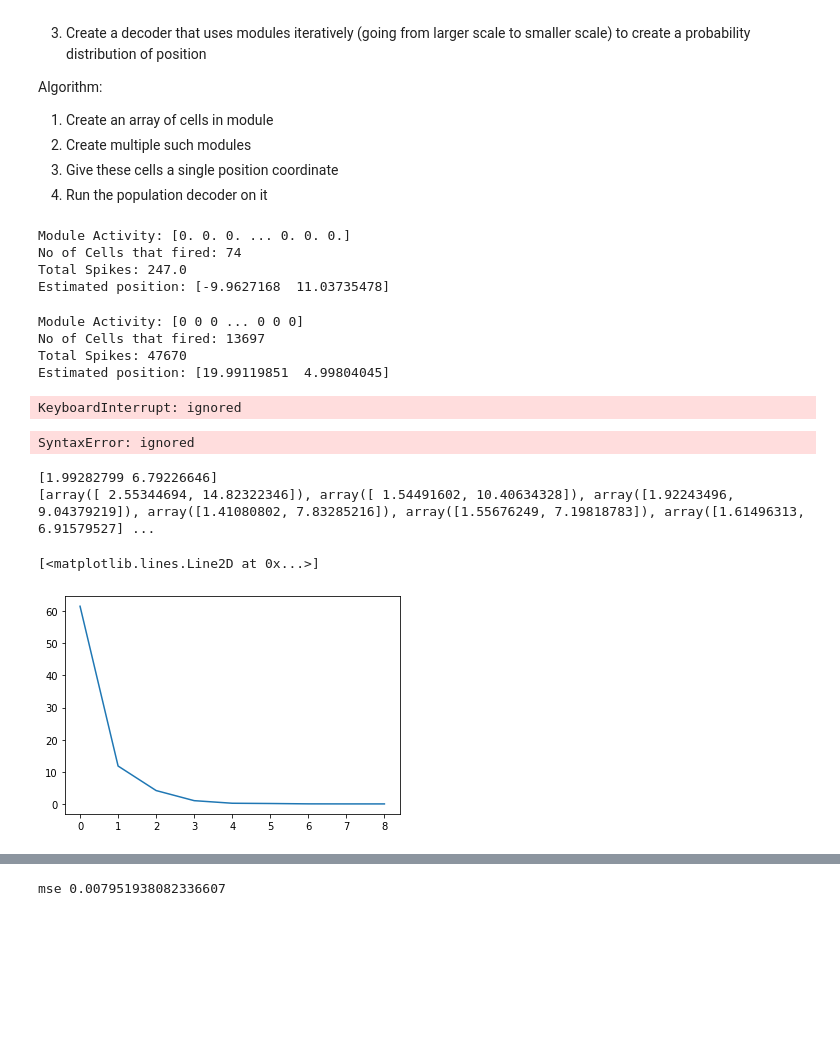
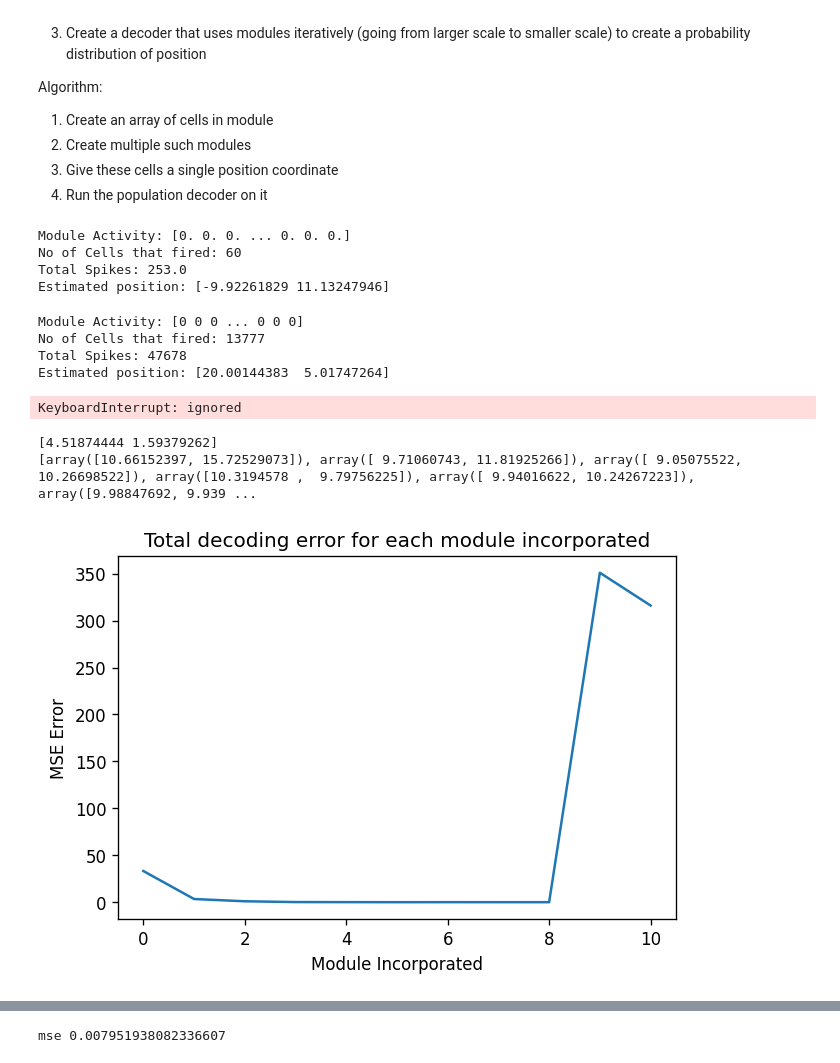
Before and after one commit to divyanshgupt/travelling-wave-mec, a Jupyter notebook: Grid_Cells - 2.ipynb, the cells around one changed output, grey strips where cells are left out. Drawn from its saved outputs; the diff is of its cells as text; code cells hidden in the pictures; blank space fills up the shorter version.

```diff
--- a/Grid_Cells - 2.ipynb
+++ b/Grid_Cells - 2.ipynb
@@ -84,0 +94,15 @@ Rotated Vectors: [0.5       0.8660254] [1. 0.]
+# %%
+lam = 10
+orientation = 0
+m_n = 10 # multiples in each direction
+lattice, lam, orien = lattice_generator(orientation, lam, m_n)
+lattice_plot(lattice, lam, orien)
+xlim = (lam*m_n/2, lam*m_n)
+ylim = (lam*m_n/2, lam*(m_n-1))
+
+plt.figure(dpi=120)
+lattice_plot2(lattice, xlim, ylim, "Cell 1")
+lattice_plot2(lattice - 2*np.ones((1,1)), xlim, ylim, "Cell 2")
+lattice_plot2(lattice - 7*np.ones((1,1,)), xlim, ylim, "Cell 3")
+plt.tick_params(axis='both', labelbottom=False, labelleft=False)
+plt.show()
@@ -141,9 +170,8 @@ def plot_3D(x, y, z, title):
   Plots the given data in 3D
   '''
   X,Y = np.meshgrid(x,y)
-  fig = plt.figure() # initialize plot
+  fig = plt.figure(dpi=120) # initialize plot
   ax = plt.axes(projection='3d')
-
 
   ax.plot_surface(X, Y,z)
 
@@ -245,6 +275,6 @@ print(cells)
 for idx, cell_args in enumerate(cells):
   print("Cell no:", idx)
   x, y, tuning = tuning_generator(x_range=10, y_range=10, step_size=0.05, args=cell_args)
-  plot_3D(x, y, tuning, 'vonMises with lambda =' + str(cell_args['lam']))
+  plot_3D(x, y, tuning, 'vonMises with $\lambda$ = ' + str(cell_args['lam']))
 # %% [output]
 Cell no: 0
@@ -764,9 +802,9 @@ estimate = PopDecode2D(activity, lam, mec1[:, 2:])
 print("Estimated position:", estimate)
 # %% [output]
 Module Activity: [0. 0. 0. ... 0. 0. 0.]
-No of Cells that fired: 74
-Total Spikes: 247.0
-Estimated position: [-9.9627168  11.03735478]
+No of Cells that fired: 60
+Total Spikes: 253.0
+Estimated position: [-9.92261829 11.13247946]
 # %%
 lam = 100
 orientation = 0
@@ -792,9 +830,9 @@ estimate = PopDecode2D(activity, lam, mec1[:, 2:])
 print("Estimated position:", estimate)
 # %% [output]
 Module Activity: [0 0 0 ... 0 0 0]
-No of Cells that fired: 13697
-Total Spikes: 47670
-Estimated position: [19.99119851  4.99804045]
+No of Cells that fired: 13777
+Total Spikes: 47678
+Estimated position: [20.00144383  5.01747264]
 # %%
 def error(position, estimate):
   return np.sum((position - estimate)**2)
@@ -878,7 +916,6 @@ def multi_firing_activity(modules, position, n_max, K, s):
     for all cells in the corresponding module
   '''
   multi_activity = []
-  lam =
 
   for i in range(len(modules)):
     module = modules[i]
@@ -897,8 +934,6 @@ def multi_firing_activity(modules, position, n_max, K, s):
                                    phases[i])
 
     multi_activity.append(activity)
-# %% [output]
-SyntaxError: ignored
 # %%
 #@title Multiple Uniform Modules
 
@@ -1024,22 +1059,37 @@ def decode_2dtraj_allm(traject,gridcells):
     estimates[i] = est
   return estimates
 # %%
-position = np.array([2,7])
+lam = 1000
+cell_num_root = 100
+num_modules = 12
+s = 1.5
+K = 100
+
+position = np.array([10,10])
 #initialize grid cells
-gridcells = multi_uniformModules(lam=1000,cell_num_root=100,num_modules=10, s=1.4) #increase cells for more accuracy
+gridcells = multi_uniformModules(lam, cell_num_root, num_modules, s) #increase cells for more accuracy
+
 #compute firing rate
-multi_firing=multi_firing_activity(gridcells,position ,K=50)
+multi_firing = multi_firing_activity(gridcells, position)
+
 #decode position
-pos, estimates = decode_2dpos_allm(gridcells,multi_firing)
+pos, estimates = decode_2dpos_allm(gridcells, multi_firing)
 print(pos)
 print(estimates)
+
+# Decoding Error
 mse = np.sum((position - estimates)**2, axis=1)
+
+plt.figure(dpi=120)
+plt.title("Total decoding error for each module incorporated")
 plt.plot(mse)
+plt.xlabel("Module Incorporated")
+plt.ylabel("MSE Error")
+plt.show()
 # %% [output]
-[1.99282799 6.79226646]
-[array([ 2.55344694, 14.82322346]), array([ 1.54491602, 10.40634328]), array([1.92243496, 9.04379219]), array([1.41080802, 7.83285216]), array([1.55676249, 7.19818783]), array([1.61496313, 6.91579527] ...
+[4.51874444 1.59379262]
+[array([10.66152397, 15.72529073]), array([ 9.71060743, 11.81925266]), array([ 9.05075522, 10.26698522]), array([10.3194578 ,  9.79756225]), array([ 9.94016622, 10.24267223]), array([9.98847692, 9.939 ...
-[<matplotlib.lines.Line2D at 0x...>]
-[figure, old version]
+[figure, new version]
 # %%
  # trajectory #1
  #intiailizae trajectory
```
Also changed, not shown: parts of 15 cells of this notebook.
